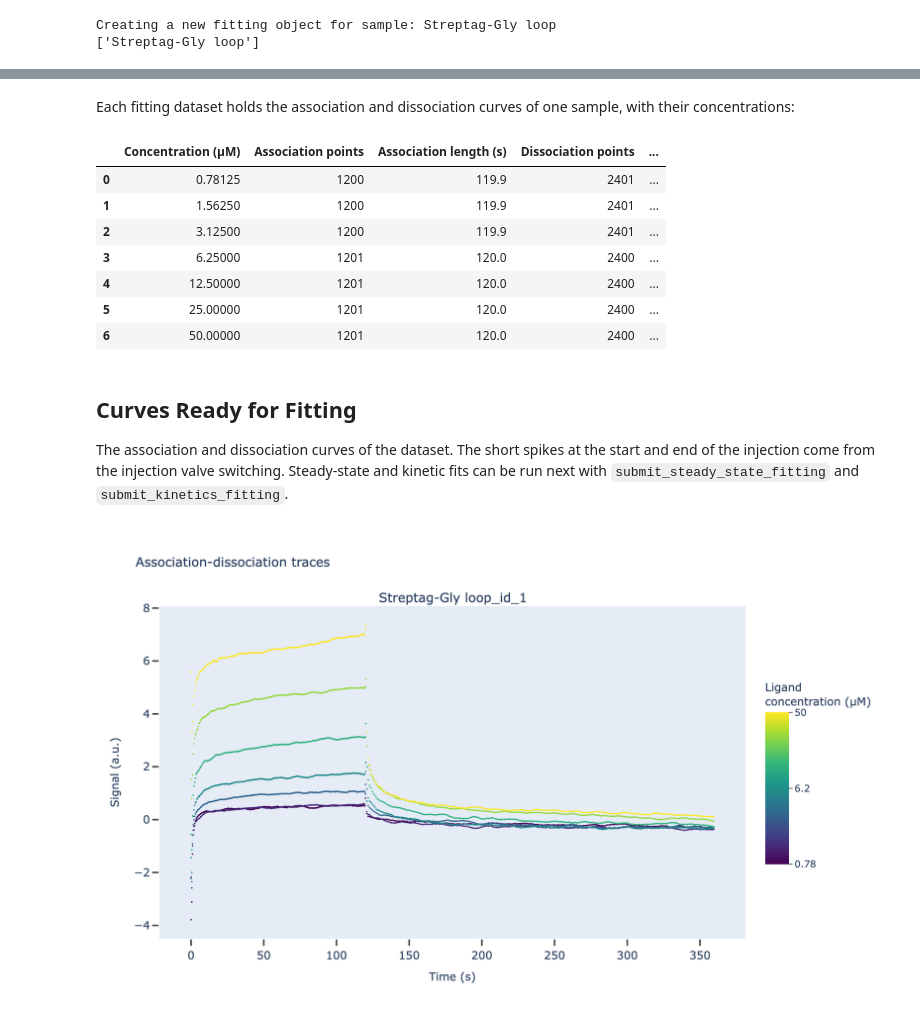
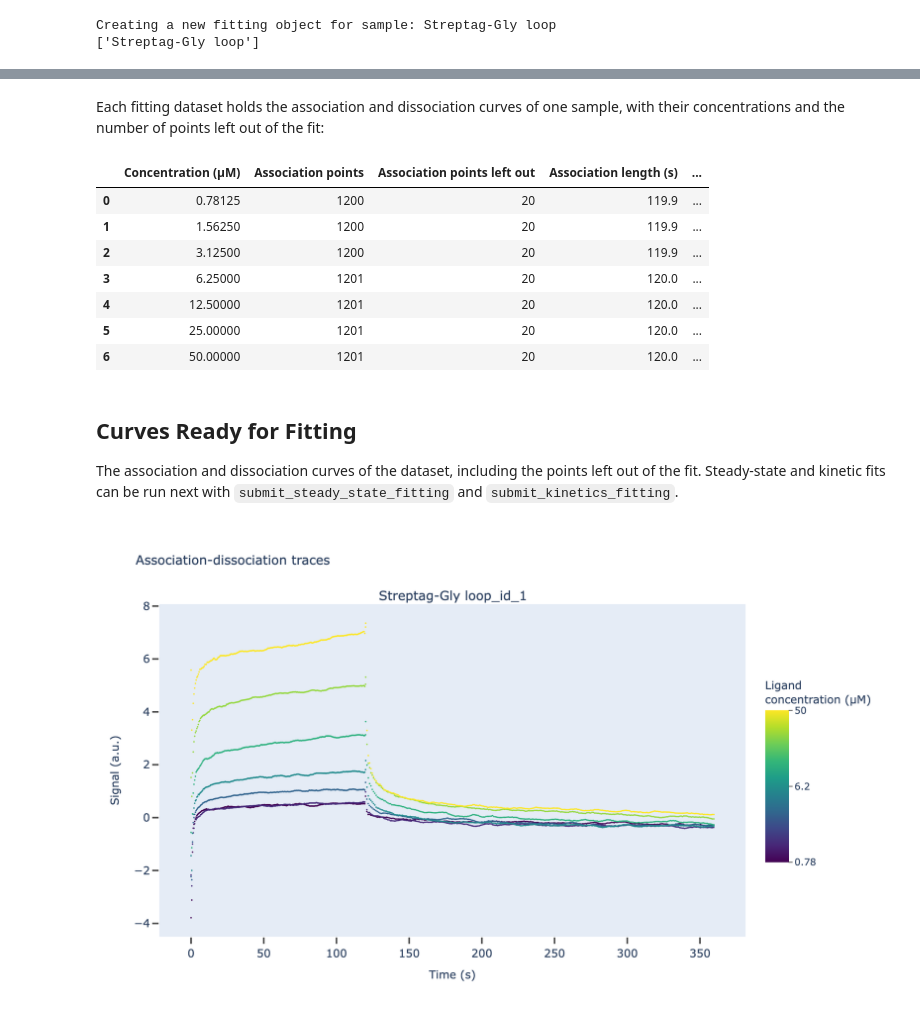
Before and after one commit to osvalB/pykingenie, a Jupyter notebook: notebooks/11_biacore_spr_import.ipynb, the cells around one changed output, grey strips where cells are left out. Cells and saved outputs as stored; diff of their text form; code cells hidden in the pictures.

```diff
--- a/notebooks/11_biacore_spr_import.ipynb
+++ b/notebooks/11_biacore_spr_import.ipynb
@@ -241,3 +249,28 @@ print(pyKinetics.fittings_names)
 # %% [output]
 Creating a new fitting object for sample: Streptag-Gly loop
 ['Streptag-Gly loop']
+# %%
+from plotly.subplots import make_subplots
+import plotly.graph_objects as go
+
+fitter = pyKinetics.fittings[pyKinetics.fittings_names[0]]
+n_curves = len(fitter.lig_conc_lst)
+colors = [VIRIDIS[int(i)] for i in np.linspace(0, len(VIRIDIS) - 1, n_curves)]
+
+fig_trim = make_subplots(rows=1, cols=2, horizontal_spacing=0.1,
+                         subplot_titles=["Start of the association", "Start of the dissociation"])
+for i, conc in enumerate(fitter.lig_conc_lst):
+    steps = [(fitter.time_assoc_lst[i], fitter.assoc_lst[i]), (fitter.time_disso_lst[i], fitter.disso_lst[i])]
+    for col, (t, y) in enumerate(steps, start=1):
+        t = np.asarray(t) - t[0]
+        keep = t < 10
+        fig_trim.add_trace(go.Scatter(x=t[keep], y=np.asarray(y)[keep], mode="lines+markers",
+                                      marker=dict(size=3, color=colors[i]), line=dict(width=1, color=colors[i]),
+                                      name=f"{conc:g} µM", showlegend=col == 1), row=1, col=col)
+for col in (1, 2):
+    fig_trim.add_vrect(x0=0, x1=trim_time, fillcolor="grey", opacity=0.2, line_width=0, row=1, col=col)
+fig_trim.update_xaxes(title_text="Time from the start of the step (s)")
+fig_trim.update_yaxes(title_text="Response (RU)", col=1)
+fig_trim.update_layout(template="simple_white", legend_title_text="Analyte",
+                       title=f"Grey: points left out of the fit (trim_time = {trim_time} s)")
+show_plotly_static(fig_trim, width=1000, height=420)
@@ -244,28 +279,31 @@ Creating a new fitting object for sample: Streptag-Gly loop
 # %% [markdown]
-Each fitting dataset holds the association and dissociation curves of one sample, with their concentrations:
+Each fitting dataset holds the association and dissociation curves of one sample, with their concentrations and the number of points left out of the fit:
 # %%
-fitter = pyKinetics.fittings[pyKinetics.fittings_names[0]]
+def n_trimmed(time_lst):
+    return [int(np.sum(np.asarray(t) - t[0] < fitter.trim_time)) for t in time_lst]
 
 pd.DataFrame({
     "Concentration (µM)": fitter.lig_conc_lst,
     "Association points": [len(y) for y in fitter.assoc_lst],
+    "Association points left out": n_trimmed(fitter.time_assoc_lst),
     "Association length (s)": [round(t[-1] - t[0], 1) for t in fitter.time_assoc_lst],
     "Dissociation points": [len(y) for y in fitter.disso_lst],
+    "Dissociation points left out": n_trimmed(fitter.time_disso_lst),
     "Dissociation length (s)": [round(t[-1] - t[0], 1) for t in fitter.time_disso_lst],
 })
 # %% [output]
-|  | Concentration (µM) | Association points | Association length (s) | Dissociation points | ... |
-| 0 | 0.78125 | 1200 | 119.9 | 2401 | ... |
-| 1 | 1.56250 | 1200 | 119.9 | 2401 | ... |
-| 2 | 3.12500 | 1200 | 119.9 | 2401 | ... |
-| 3 | 6.25000 | 1201 | 120.0 | 2400 | ... |
-| 4 | 12.50000 | 1201 | 120.0 | 2400 | ... |
-| 5 | 25.00000 | 1201 | 120.0 | 2400 | ... |
-| 6 | 50.00000 | 1201 | 120.0 | 2400 | ... |
+|  | Concentration (µM) | Association points | Association points left out | Association length (s) | ... |
+| 0 | 0.78125 | 1200 | 20 | 119.9 | ... |
+| 1 | 1.56250 | 1200 | 20 | 119.9 | ... |
+| 2 | 3.12500 | 1200 | 20 | 119.9 | ... |
+| 3 | 6.25000 | 1201 | 20 | 120.0 | ... |
+| 4 | 12.50000 | 1201 | 20 | 120.0 | ... |
+| 5 | 25.00000 | 1201 | 20 | 120.0 | ... |
+| 6 | 50.00000 | 1201 | 20 | 120.0 | ... |
 # %% [markdown]
 ## Curves Ready for Fitting
 
-The association and dissociation curves of the dataset. The short spikes at the start and end of the injection come from the injection valve switching. Steady-state and kinetic fits can be run next with `submit_steady_state_fitting` and `submit_kinetics_fitting`.
+The association and dissociation curves of the dataset, including the points left out of the fit. Steady-state and kinetic fits can be run next with `submit_steady_state_fitting` and `submit_kinetics_fitting`.
 # %%
 fig_dataset = plot_association_dissociation(
     pyKinetics,
```
Also changed, not shown: parts of 4 cells of this notebook, 4 other files.
